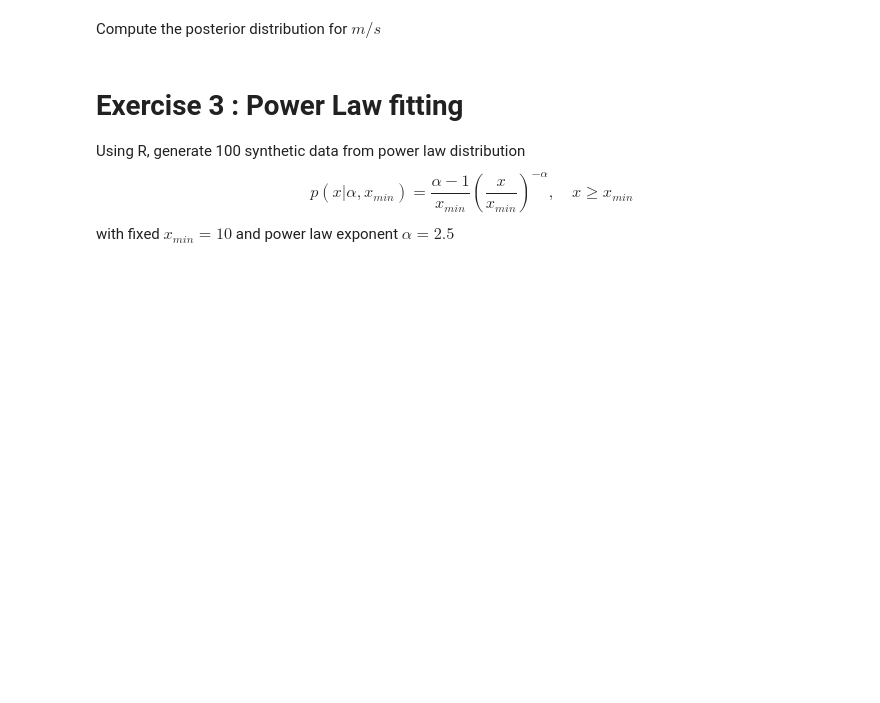
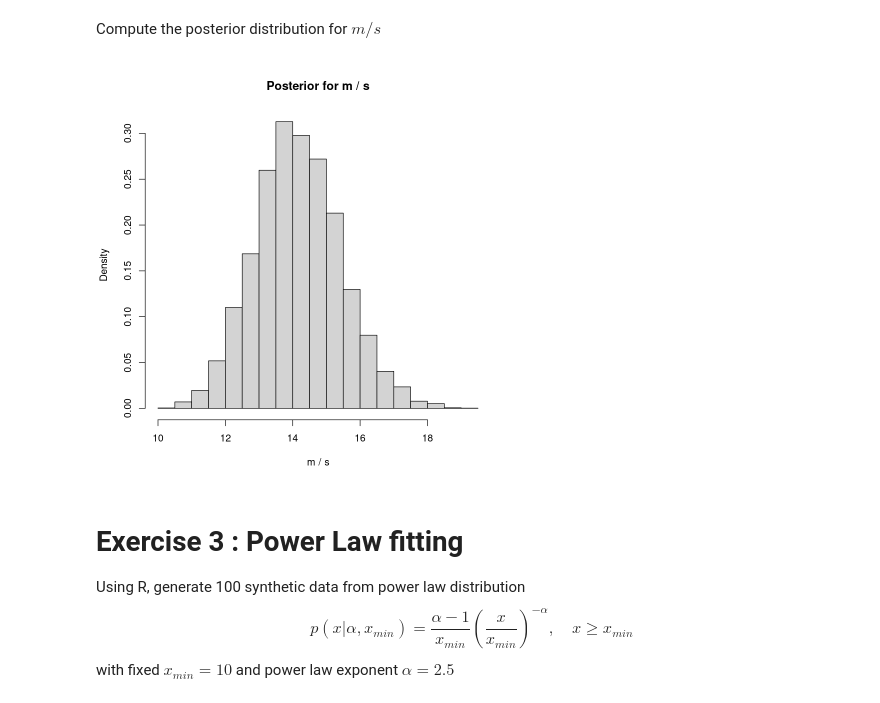
Before and after one commit to AlbertoCasellato/AdvancedStatistics, a Jupyter notebook: Ex5/AlbertoCasellato_Lab5.ipynb, the cells around one changed output. Saved outputs shown, nothing was run; the diff lists cells and outputs as text; code cells hidden in the pictures; blank space fills up the shorter version.

```diff
--- a/Ex5/AlbertoCasellato_Lab5.ipynb
+++ b/Ex5/AlbertoCasellato_Lab5.ipynb
@@ -147,5 +211,13 @@ build a simple JAGS model and run a Markov Chain Monte Carlo to obtain the poste
 # %% [markdown]
 Compute the posterior distribution for $m/s$
+# %%
+ratio_samples <- chain[,"ratio"][[1]]
+hist(ratio_samples, freq = FALSE,
+     xlab = "m / s",
+     main = "Posterior for m / s"
+)
+# %% [output]
+[figure, added]
 # %% [markdown]
 # Exercise 3 : Power Law fitting
 Using R, generate 100 synthetic data from power law distribution
```
Also changed, not shown: parts of 8 cells of this notebook.
